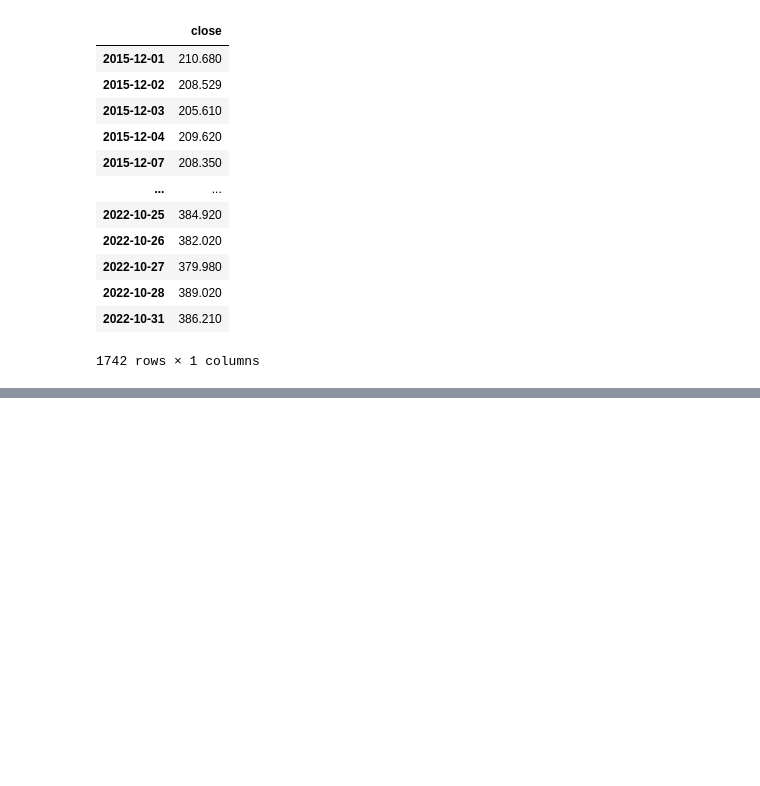
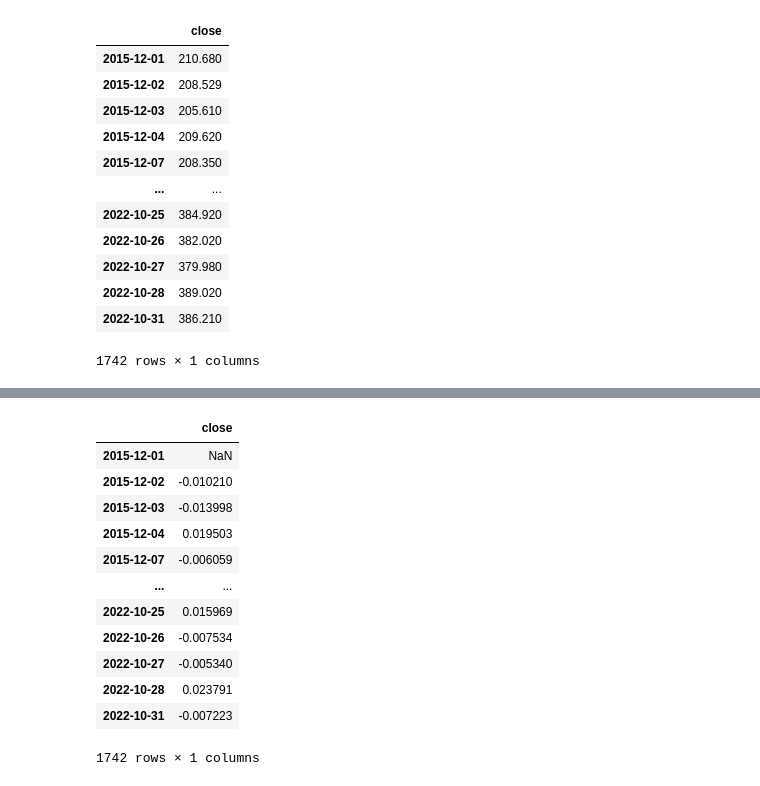
Before and after one commit to Olegreg762/group_project_1, a Jupyter notebook: BTC analysis.ipynb, the cells around one changed output, grey strips where cells are left out. Saved outputs shown, nothing was run; the diff lists cells and outputs as text; code cells hidden in the pictures; blank space fills up the shorter version.

```diff
--- a/BTC analysis.ipynb
+++ b/BTC analysis.ipynb
@@ -63,0 +102,21 @@ SPY_plot
+# %%
+# Aggregate SPY and gold dataframes
+SPY_agg = SPY.pct_change()
+gold_agg = gold.pct_change()
+# %%
+# Review SPY aggregation
+SPY_agg
+# %% [output]
+|  | close |
+| 2015-12-01 | NaN |
+| 2015-12-02 | -0.010210 |
+| 2015-12-03 | -0.013998 |
+| 2015-12-04 | 0.019503 |
+| 2015-12-07 | -0.006059 |
+| ... | ... |
+| 2022-10-25 | 0.015969 |
+| 2022-10-26 | -0.007534 |
+| 2022-10-27 | -0.005340 |
+| 2022-10-28 | 0.023791 |
+| 2022-10-31 | -0.007223 |
+1742 rows × 1 columns
```
Also changed, not shown: parts of 8 cells of this notebook.
